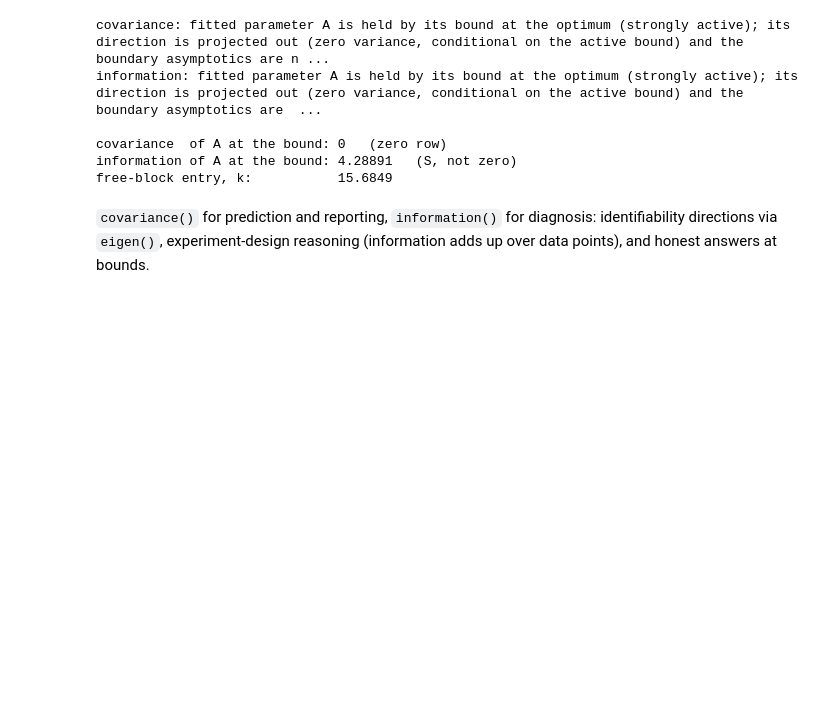
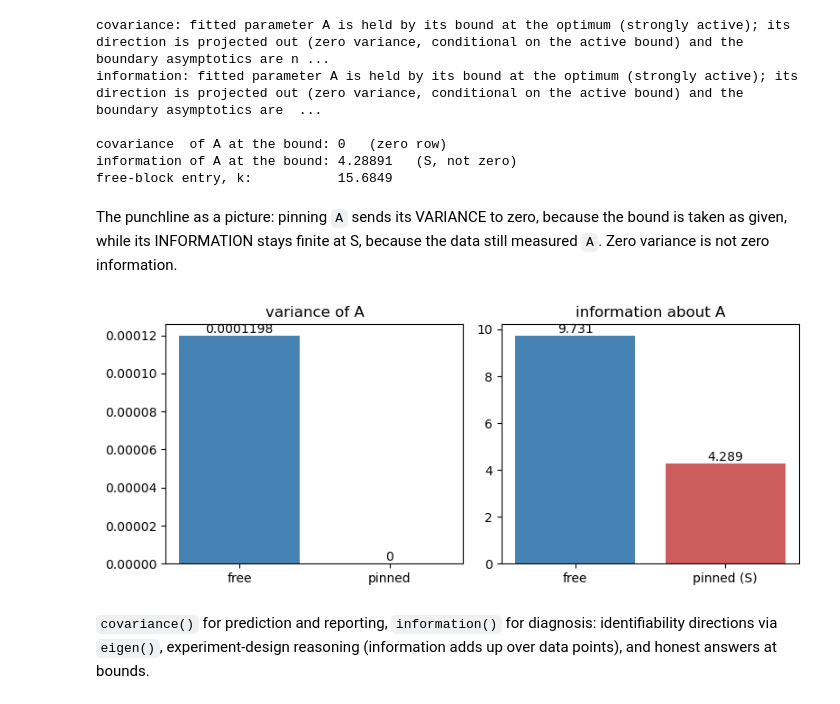
Before and after one commit to GermanHeim/pounce, a Jupyter notebook: python/notebooks/31_information_identifiability.ipynb, the cells around one changed output. Saved outputs shown, nothing was run; the diff lists cells and outputs as text; code cells hidden in the pictures; blank space fills up the shorter version.

```diff
--- a/python/notebooks/31_information_identifiability.ipynb
+++ b/python/notebooks/31_information_identifiability.ipynb
@@ -353,6 +383,28 @@ information: fitted parameter A is held by its bound at the optimum (strongly ac
 covariance  of A at the bound: 0   (zero row)
 information of A at the bound: 4.28891   (S, not zero)
 free-block entry, k:           15.6849
+# %% [markdown]
+The punchline as a picture: pinning `A` sends its VARIANCE to zero,
+because the bound is taken as given, while its INFORMATION stays
+finite at S, because the data still measured `A`. Zero variance is
+not zero information.
+# %%
+cov_free = covariance(ms)
+info_free = information(ms)
+fig, axes = plt.subplots(1, 2, figsize=(8, 3.4))
+b0 = axes[0].bar(["free", "pinned"],
+                 [cov_free[ms.A], cov2[m2.A]],
+                 color=["steelblue", "indianred"])
+axes[0].bar_label(b0, fmt="%.4g")
+axes[0].set_title("variance of A")
+b1 = axes[1].bar(["free", "pinned (S)"],
+                 [info_free[ms.A], info2[m2.A]],
+                 color=["steelblue", "indianred"])
+axes[1].bar_label(b1, fmt="%.4g")
+axes[1].set_title("information about A")
+plt.tight_layout(); plt.show()
+# %% [output]
+[figure, added]
 # %% [markdown]
 `covariance()` for prediction and reporting, `information()` for
 diagnosis: identifiability directions via `eigen()`, experiment-design
```
Also changed, not shown: parts of 2 cells of this notebook.
